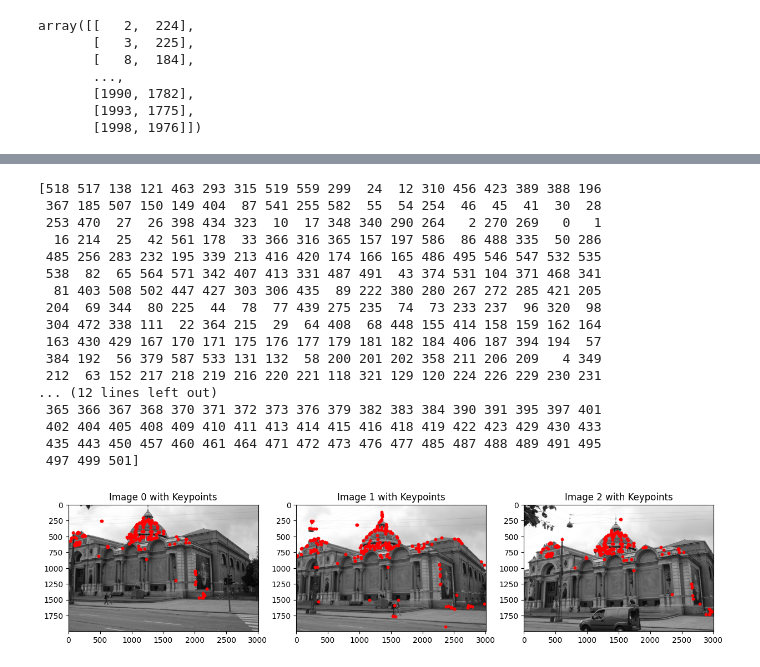
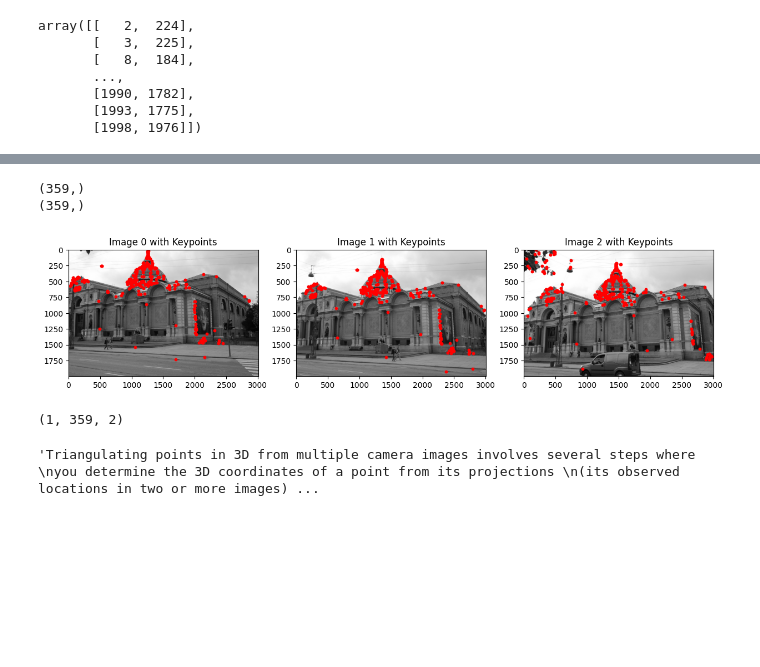
Before and after one commit to gaiaCasotto/ComputerVision, a Jupyter notebook: ex11-12.ipynb, the cells around one changed output, grey strips where cells are left out. Cells and saved outputs as stored; diff of their text form; code cells hidden in the pictures; blank space fills up the shorter version.

```diff
--- a/ex11-12.ipynb
+++ b/ex11-12.ipynb
@@ -143,73 +124,66 @@ In other words, create three lists such that points0[i], points1[i], and points2
 '''
 
 #this finds common keypoints in image 1 between images 0 and 2
-_, idx01, idx12 = np.intersect1d(new_matches_01[:,1], new_matches_12[:,0], return_indices=True)
+_, idx01, idx12 = np.intersect1d(new_matches_01[:,1], matches_12[:,0], return_indices=True)
 
-print(idx01)
-print(idx12)
+print(idx01.shape)
+print(idx12.shape)
 
 points0_matched = []
 points1_matched = []
 points2_matched = []
 
-# Iterate over the common keypoints
-for i in range(len(idx01)):
-    # Get the indices of the common keypoints in matches01 and matches12
-    idx_01 = new_matches_01[idx01[i], 0]  # Index of the common keypoint in matches01
-    idx_12 = new_matches_01[idx01[i], 1]  # Index of the common keypoint in matches12
-
-    # Append the keypoints to the respective lists
-    points0_matched.append(kp0[idx_01])
-    points1_matched.append(kp1[idx_01])
-    points2_matched.append(kp2[new_matches_12[idx12[i], 1]])
-
-
+points0_matched = (kp0[new_matches_01[idx01, 0]])
+points1_matched = (kp1[new_matches_01[idx01, 1]])
+points2_matched = (kp2[matches_12[idx12, 1]])
 
 # Convert the lists to numpy arrays
 points0_matched = np.array(points0_matched)
 points1_matched = np.array(points1_matched)
 points2_matched = np.array(points2_matched)
 
 # Plot the keypoints on images 0, 1, and 2
 fig, axes = plt.subplots(1, 3, figsize=(15, 5))
 
 # Plot image 0 with keypoints
 axes[0].imshow(cv2.cvtColor(im0, cv2.COLOR_BGR2RGB))
 axes[0].scatter(points0_matched[:, 0], points0_matched[:, 1], c='r', s=10)
 axes[0].set_title('Image 0 with Keypoints')
 
 # Plot image 1 with keypoints
 axes[1].imshow(cv2.cvtColor(im1, cv2.COLOR_BGR2RGB))
 axes[1].scatter(points1_matched[:, 0], points1_matched[:, 1], c='r', s=10)
 axes[1].set_title('Image 1 with Keypoints')
 
 # Plot image 2 with keypoints
 axes[2].imshow(cv2.cvtColor(im2, cv2.COLOR_BGR2RGB))
 axes[2].scatter(points2_matched[:, 0], points2_matched[:, 1], c='r', s=10)
 axes[2].set_title('Image 2 with Keypoints')
 
 plt.show()
 # %% [output]
-[518 517 138 121 463 293 315 519 559 299  24  12 310 456 423 389 388 196
- 367 185 507 150 149 404  87 541 255 582  55  54 254  46  45  41  30  28
- 253 470  27  26 398 434 323  10  17 348 340 290 264   2 270 269   0   1
-  16 214  25  42 561 178  33 366 316 365 157 197 586  86 488 335  50 286
- 485 256 283 232 195 339 213 416 420 174 166 165 486 495 546 547 532 535
- 538  82  65 564 571 342 407 413 331 487 491  43 374 531 104 371 468 341
-  81 403 508 502 447 427 303 306 435  89 222 380 280 267 272 285 421 205
- 204  69 344  80 225  44  78  77 439 275 235  74  73 233 237  96 320  98
- 304 472 338 111  22 364 215  29  64 408  68 448 155 414 158 159 162 164
- 163 430 429 167 170 171 175 176 177 179 181 182 184 406 187 394 194  57
- 384 192  56 379 587 533 131 132  58 200 201 202 358 211 206 209   4 349
- 212  63 152 217 218 219 216 220 221 118 321 129 120 224 226 229 230 231
-... (12 lines left out)
- 365 366 367 368 370 371 372 373 376 379 382 383 384 390 391 395 397 401
- 402 404 405 408 409 410 411 413 414 415 416 418 419 422 423 429 430 433
- 435 443 450 457 460 461 464 471 472 473 476 477 485 487 488 489 491 495
- 497 499 501]
+(359,)
+(359,)
-[figure, old version]
+[figure, new version]
+# %%
+points2_matched.shape
+# %% [output]
+(1, 359, 2)
 # %%
 #part 11.4
 #For the points that have been tracked through all three images,
 #use the 2D positions in image 0 and 1 to triangulate the points in 3D (Q)
 from util_functions import pi
+
+'''Triangulating points in 3D from multiple camera images involves several steps where
+you determine the 3D coordinates of a point from its projections
+(its observed locations in two or more images)
+'''
+
+#we need K -> converts 3d cam coords to 2d Img coords
+#need r and t (relative orientation and position between cameras)
+#correspondence between the same physical points in multiple images
+
+#with this i can compute the 3D point that best correponds to these projections
+# %% [output]
+'Triangulating points in 3D from multiple camera images involves several steps where \nyou determine the 3D coordinates of a point from its projections \n(its observed locations in two or more images) ...
```
Also changed, not shown: parts of 6 cells of this notebook, 58 other files.
